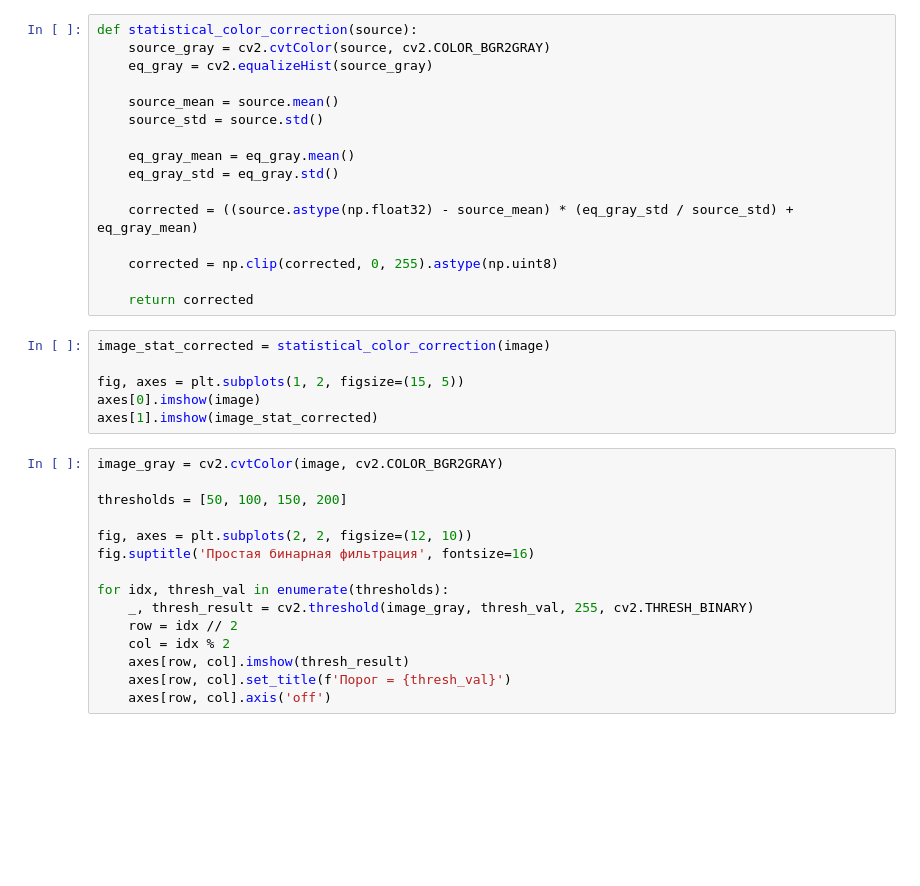
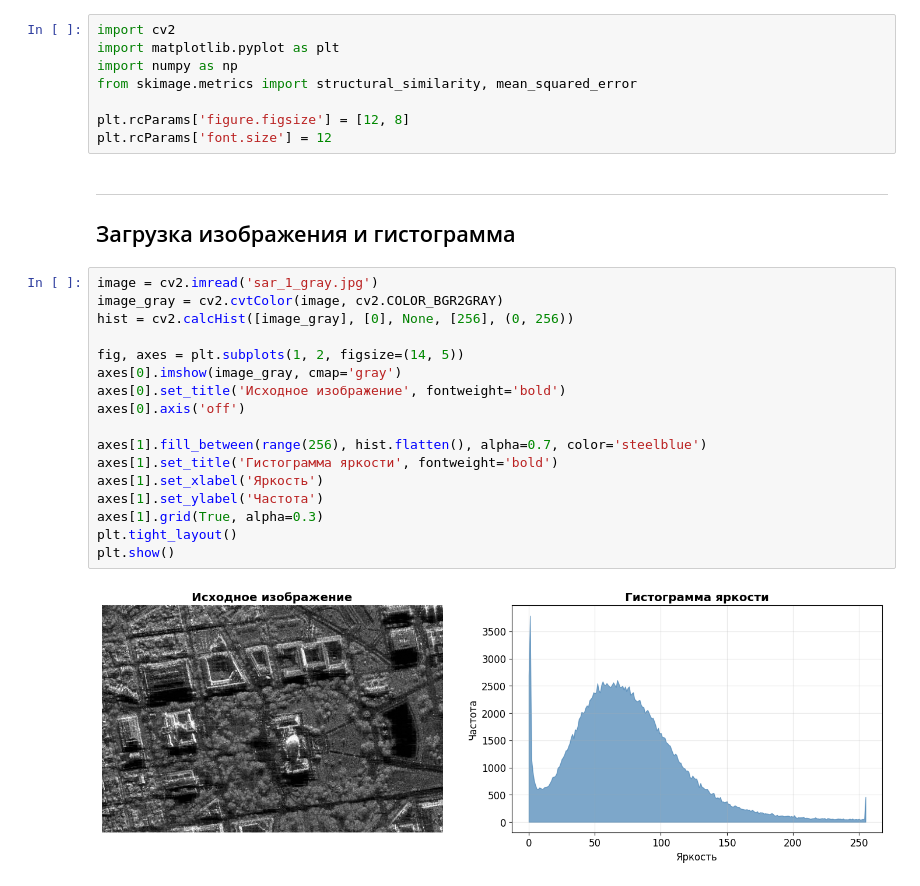
Before and after one commit to AtikD/ImageProcessing, a Jupyter notebook: Practice_1/DE_IP_2024_Task_1.ipynb, the cells around one changed output. Saved outputs shown, nothing was run; the diff lists cells and outputs as text; blank space fills up the shorter version.

```diff
--- a/Practice_1/DE_IP_2024_Task_1.ipynb
+++ b/Practice_1/DE_IP_2024_Task_1.ipynb
@@ -180,37 +1,30 @@ plt.imshow(diff_high)
-# %%
-def statistical_color_correction(source):
-    source_gray = cv2.cvtColor(source, cv2.COLOR_BGR2GRAY)
-    eq_gray = cv2.equalizeHist(source_gray)
-
-    source_mean = source.mean()
-    source_std = source.std()
-
-    eq_gray_mean = eq_gray.mean()
-    eq_gray_std = eq_gray.std()
-
-    corrected = ((source.astype(np.float32) - source_mean) * (eq_gray_std / source_std) + eq_gray_mean)
-
-    corrected = np.clip(corrected, 0, 255).astype(np.uint8)
-
-    return corrected
-# %%
-image_stat_corrected = statistical_color_correction(image)
-
-fig, axes = plt.subplots(1, 2, figsize=(15, 5))
-axes[0].imshow(image)
-axes[1].imshow(image_stat_corrected)
-# %%
-image_gray = cv2.cvtColor(image, cv2.COLOR_BGR2GRAY)
-
-thresholds = [50, 100, 150, 200]
-
-fig, axes = plt.subplots(2, 2, figsize=(12, 10))
-fig.suptitle('Простая бинарная фильтрация', fontsize=16)
-
-for idx, thresh_val in enumerate(thresholds):
-    _, thresh_result = cv2.threshold(image_gray, thresh_val, 255, cv2.THRESH_BINARY)
-    row = idx // 2
-    col = idx % 2
-    axes[row, col].imshow(thresh_result)
-    axes[row, col].set_title(f'Порог = {thresh_val}')
-    axes[row, col].axis('off')
+# %%
+import cv2
+import matplotlib.pyplot as plt
+import numpy as np
+from skimage.metrics import structural_similarity, mean_squared_error
+
+plt.rcParams['figure.figsize'] = [12, 8]
+plt.rcParams['font.size'] = 12
+# %% [markdown]
+---
+## Загрузка изображения и гистограмма
+# %%
+image = cv2.imread('sar_1_gray.jpg')
+image_gray = cv2.cvtColor(image, cv2.COLOR_BGR2GRAY)
+hist = cv2.calcHist([image_gray], [0], None, [256], (0, 256))
+
+fig, axes = plt.subplots(1, 2, figsize=(14, 5))
+axes[0].imshow(image_gray, cmap='gray')
+axes[0].set_title('Исходное изображение', fontweight='bold')
+axes[0].axis('off')
+
+axes[1].fill_between(range(256), hist.flatten(), alpha=0.7, color='steelblue')
+axes[1].set_title('Гистограмма яркости', fontweight='bold')
+axes[1].set_xlabel('Яркость')
+axes[1].set_ylabel('Частота')
+axes[1].grid(True, alpha=0.3)
+plt.tight_layout()
+plt.show()
+# %% [output]
+[figure, added]
```
Also changed, not shown: parts of 70 cells of this notebook, 2 other files.
